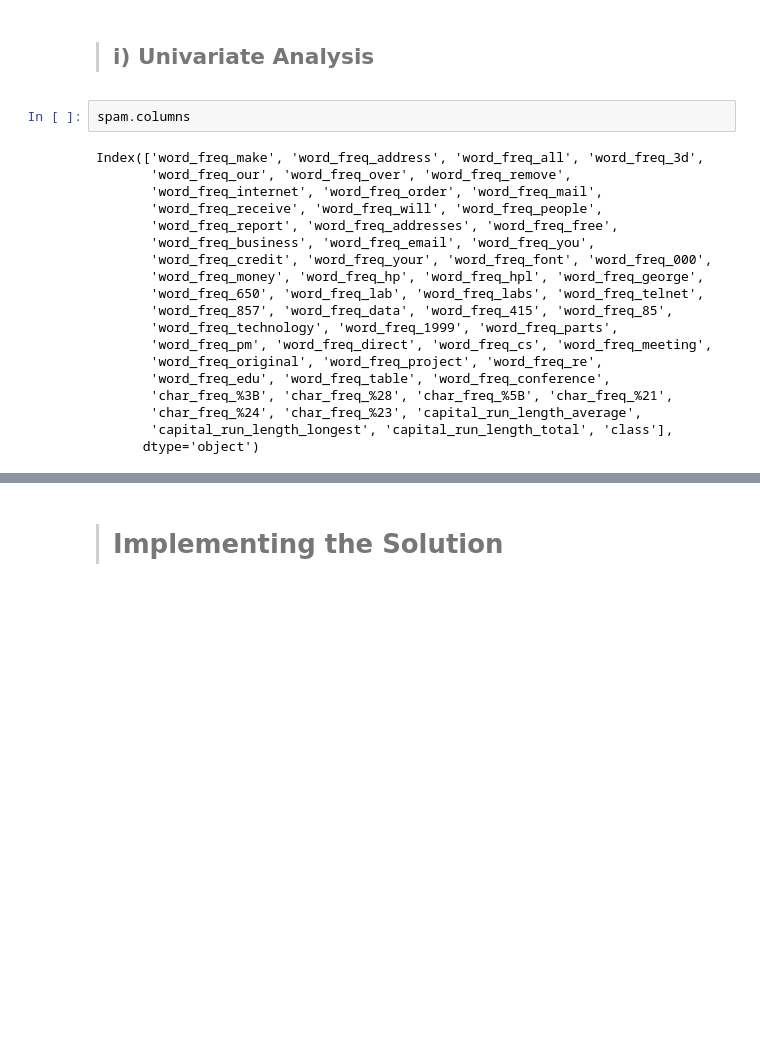
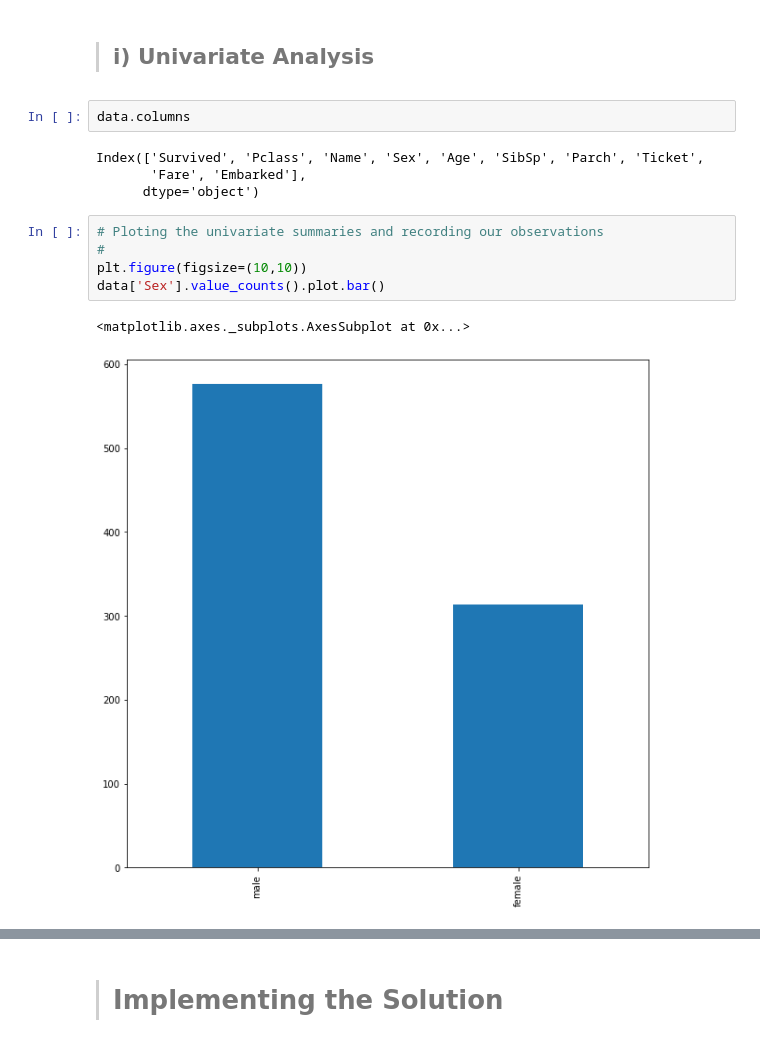
Before and after one commit to Collokd/Titanic-Survival-Classification-Spam-Email-Classification, a Jupyter notebook: Week_9_Independent_Project_Collins_Kemboi(Titanic_Survival_Classification).ipynb, the cells around one changed output, grey strips where cells are left out. Drawn from its saved outputs; the diff is of its cells as text; blank space fills up the shorter version.

```diff
--- a/Week_9_Independent_Project_Collins_Kemboi(Titanic_Survival_Classification).ipynb
+++ b/Week_9_Independent_Project_Collins_Kemboi(Titanic_Survival_Classification).ipynb
@@ -189,23 +344,16 @@ dtype: int64
 # %% [markdown]
 > ## i) Univariate Analysis
 # %%
-spam.columns
+data.columns
 # %% [output]
-Index(['word_freq_make', 'word_freq_address', 'word_freq_all', 'word_freq_3d',
-       'word_freq_our', 'word_freq_over', 'word_freq_remove',
-       'word_freq_internet', 'word_freq_order', 'word_freq_mail',
-       'word_freq_receive', 'word_freq_will', 'word_freq_people',
-       'word_freq_report', 'word_freq_addresses', 'word_freq_free',
-       'word_freq_business', 'word_freq_email', 'word_freq_you',
-       'word_freq_credit', 'word_freq_your', 'word_freq_font', 'word_freq_000',
-       'word_freq_money', 'word_freq_hp', 'word_freq_hpl', 'word_freq_george',
-       'word_freq_650', 'word_freq_lab', 'word_freq_labs', 'word_freq_telnet',
-       'word_freq_857', 'word_freq_data', 'word_freq_415', 'word_freq_85',
-       'word_freq_technology', 'word_freq_1999', 'word_freq_parts',
-       'word_freq_pm', 'word_freq_direct', 'word_freq_cs', 'word_freq_meeting',
-       'word_freq_original', 'word_freq_project', 'word_freq_re',
-       'word_freq_edu', 'word_freq_table', 'word_freq_conference',
-       'char_freq_%3B', 'char_freq_%28', 'char_freq_%5B', 'char_freq_%21',
-       'char_freq_%24', 'char_freq_%23', 'capital_run_length_average',
-       'capital_run_length_longest', 'capital_run_length_total', 'class'],
+Index(['Survived', 'Pclass', 'Name', 'Sex', 'Age', 'SibSp', 'Parch', 'Ticket',
+       'Fare', 'Embarked'],
       dtype='object')
+# %%
+# Ploting the univariate summaries and recording our observations
+#
+plt.figure(figsize=(10,10))
+data['Sex'].value_counts().plot.bar()
+# %% [output]
+<matplotlib.axes._subplots.AxesSubplot at 0x...>
+[figure, added]
```
Also changed, not shown: parts of 78 cells of this notebook.
